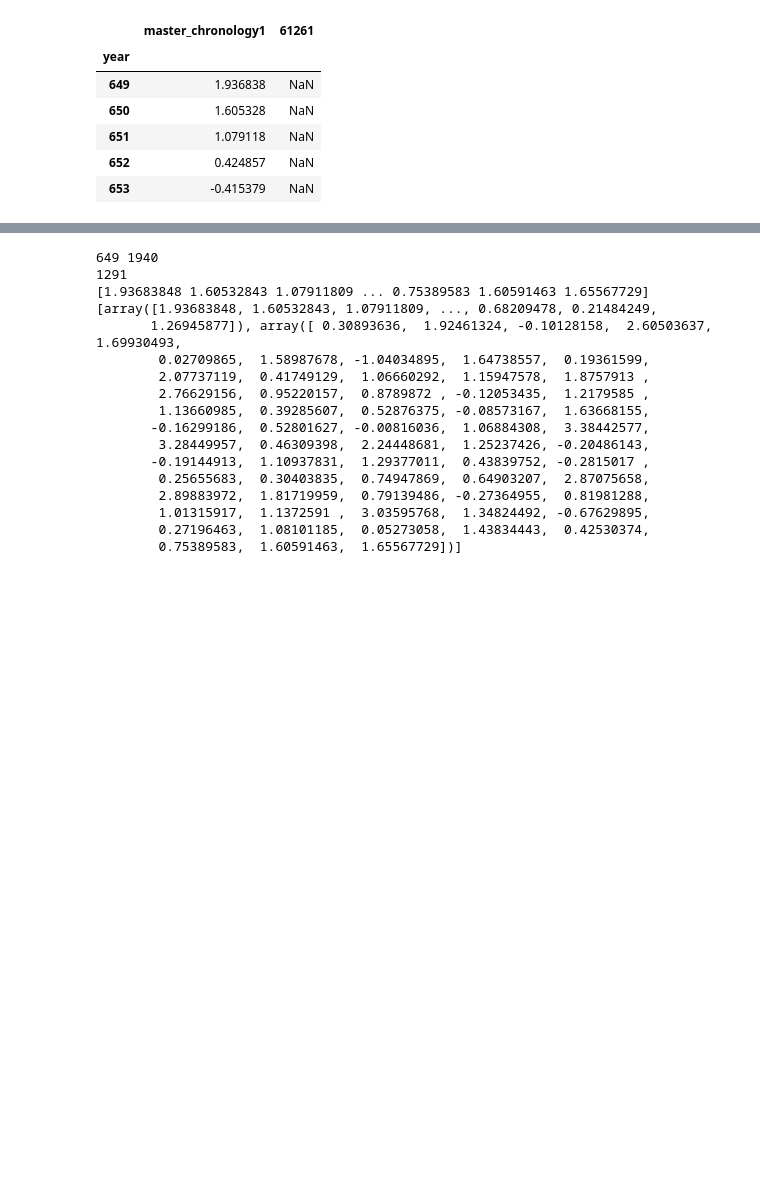
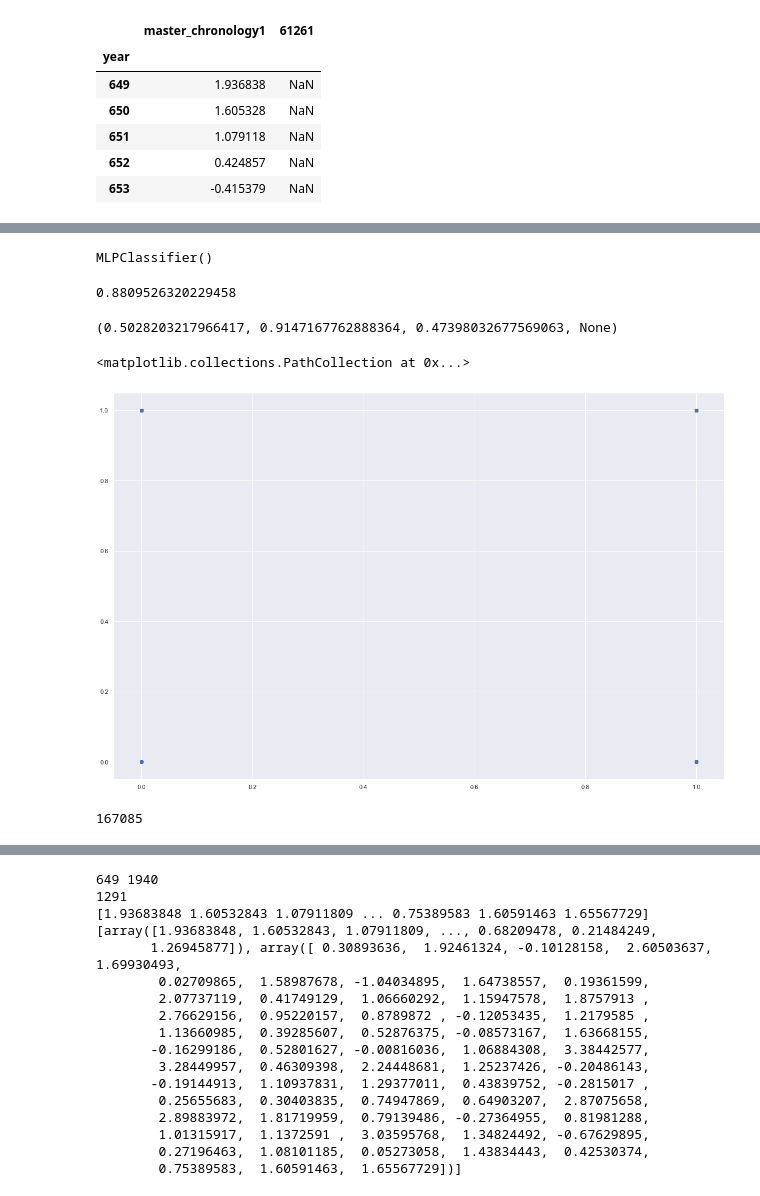
Before and after one commit to Coreopsis-cyber/Crossdating, a Jupyter notebook: Machine_Learning.ipynb, the cells around one changed output, grey strips where cells are left out. Cells and saved outputs as stored; diff of their text form; code cells hidden in the pictures; blank space fills up the shorter version.

```diff
--- a/Machine_Learning.ipynb
+++ b/Machine_Learning.ipynb
@@ -195,0 +1196,18 @@ print(len(segments[0]))
+# %%
+#Importing packages needed for the model
+from sklearn.neural_network import MLPClassifier
+from sklearn.model_selection import GridSearchCV
+mlp = MLPClassifier()
+# %%
+parameter_space = {
+    'hidden_layer_sizes': [(130,), (150,),(200,),(300,)],
+    'activation': ['relu'],
+    'solver': [ 'adam'],
+    'alpha': [ 0.05],
+    'learning_rate': ['constant'],
+    'max_iter' : [ 10000, 50000, 100000, 250000],
+    'early_stopping' : [False]
+}
+from sklearn.model_selection import GridSearchCV
+clf = GridSearchCV(mlp, parameter_space, n_jobs=-1, cv=5)
+clf.fit(undersample_x_train_list, undersample_y_train) # X is train samples and y is the corresponding labels
@@ -195,0 +1264,15 @@ print(len(segments[0]))
+# %%
+mlp.fit(undersample_x_train_list, undersample_y_train)
+# %% [output]
+MLPClassifier()
+# %%
+predictions = mlp.predict(x_test_final)
+# %%
+mlp.score(x_test_final, y_test)
+# %% [output]
+0.8809526320229458
+# %%
+from sklearn.metrics import precision_recall_fscore_support
+precision_recall_fscore_support(y_test, predictions, average='macro')
+# %% [output]
+(0.5028203217966417, 0.9147167762888364, 0.47398032677569063, None)
@@ -195,0 +1282,9 @@ print(len(segments[0]))
+# %%
+plt.scatter(y_test, predictions)
+# %% [output]
+<matplotlib.collections.PathCollection at 0x...>
+[figure, added]
+# %%
+print(sum(y_test == predictions))
+# %% [output]
+167085
```
Also changed, not shown: parts of 75 cells of this notebook, 7 other files.
